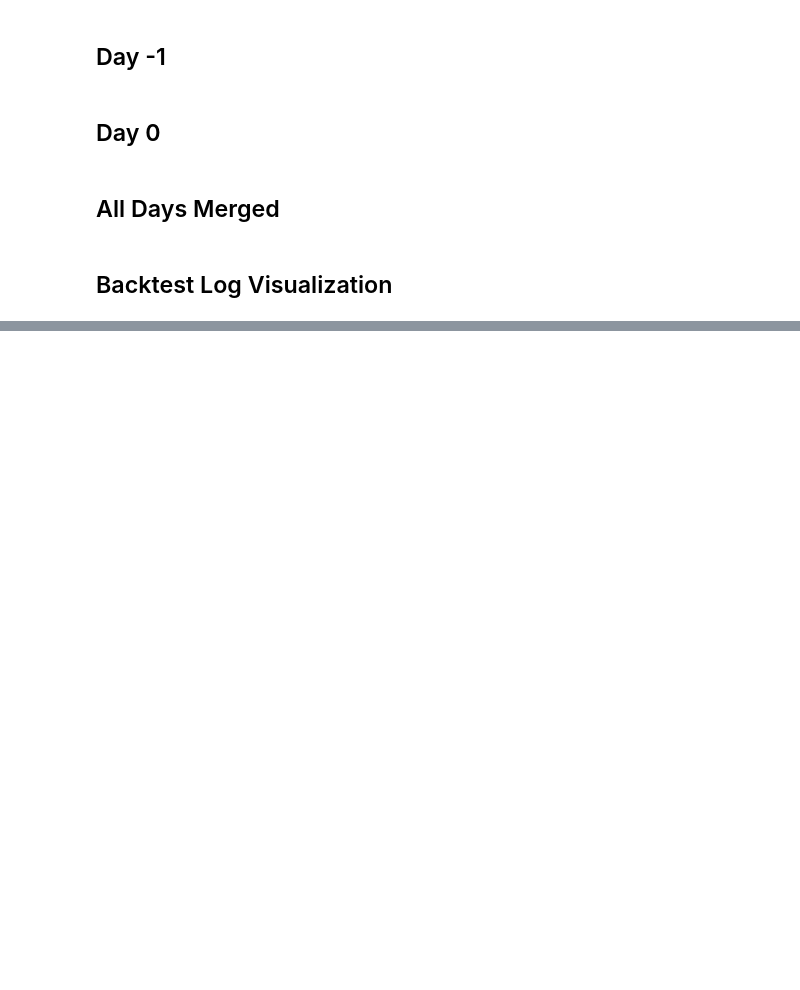
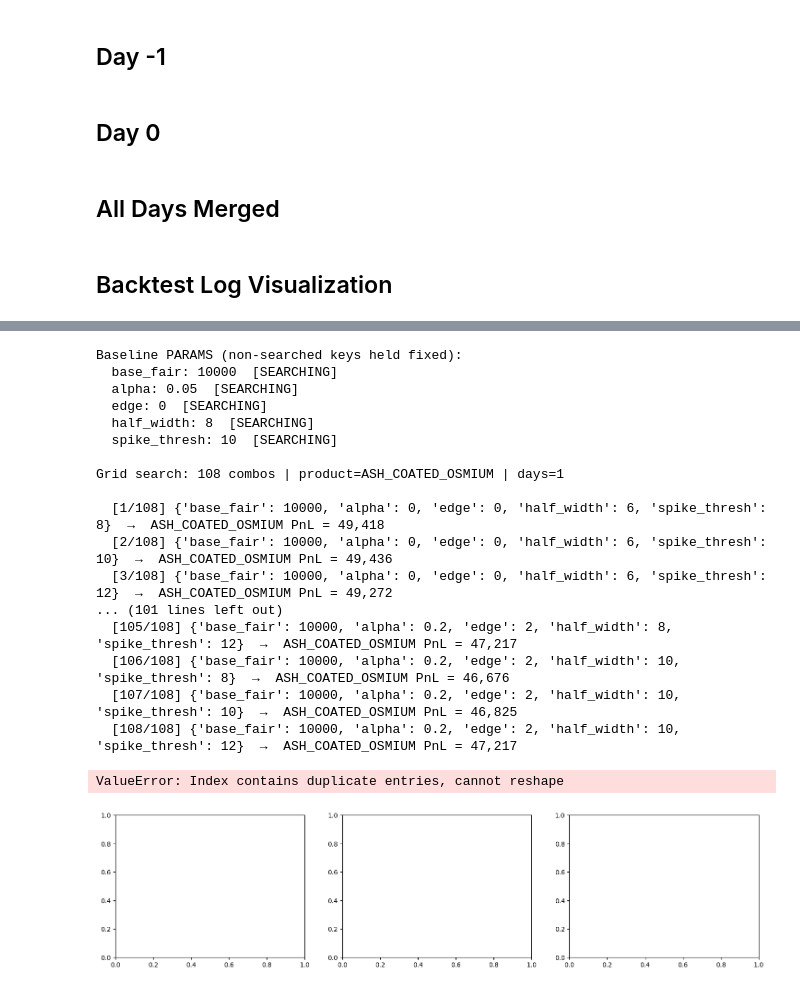
Before and after one commit to SuperPsych/IMCProsperity, a Jupyter notebook: DataExploration/round1.ipynb, the cells around one changed output, grey strips where cells are left out. Saved outputs shown, nothing was run; the diff lists cells and outputs as text; code cells hidden in the pictures; blank space fills up the shorter version.

```diff
--- a/DataExploration/round1.ipynb
+++ b/DataExploration/round1.ipynb
@@ -193,0 +345,36 @@ viz.visualize(renderer="browser")
+# %%
+from grid_search import grid_search
+
+results = grid_search(
+    trader_file="../TradingAlgorithms/pepper_holder_v3.py",
+    days=1,
+    product="ASH_COATED_OSMIUM",
+    param_grid={
+        "base_fair": [10000],
+        "alpha": [0, 0.05, 0.1, 0.2],
+        "edge": [0, 1, 2],
+        "half_width": [6, 8, 10],
+        "spike_thresh": [8, 10, 12],
+    },
+    top_n=10,
+)
+# %% [output]
+Baseline PARAMS (non-searched keys held fixed):
+  base_fair: 10000  [SEARCHING]
+  alpha: 0.05  [SEARCHING]
+  edge: 0  [SEARCHING]
+  half_width: 8  [SEARCHING]
+  spike_thresh: 10  [SEARCHING]
+
+Grid search: 108 combos | product=ASH_COATED_OSMIUM | days=1
+
+  [1/108] {'base_fair': 10000, 'alpha': 0, 'edge': 0, 'half_width': 6, 'spike_thresh': 8}  →  ASH_COATED_OSMIUM PnL = 49,418
+  [2/108] {'base_fair': 10000, 'alpha': 0, 'edge': 0, 'half_width': 6, 'spike_thresh': 10}  →  ASH_COATED_OSMIUM PnL = 49,436
+  [3/108] {'base_fair': 10000, 'alpha': 0, 'edge': 0, 'half_width': 6, 'spike_thresh': 12}  →  ASH_COATED_OSMIUM PnL = 49,272
+... (101 lines left out)
+  [105/108] {'base_fair': 10000, 'alpha': 0.2, 'edge': 2, 'half_width': 8, 'spike_thresh': 12}  →  ASH_COATED_OSMIUM PnL = 47,217
+  [106/108] {'base_fair': 10000, 'alpha': 0.2, 'edge': 2, 'half_width': 10, 'spike_thresh': 8}  →  ASH_COATED_OSMIUM PnL = 46,676
+  [107/108] {'base_fair': 10000, 'alpha': 0.2, 'edge': 2, 'half_width': 10, 'spike_thresh': 10}  →  ASH_COATED_OSMIUM PnL = 46,825
+  [108/108] {'base_fair': 10000, 'alpha': 0.2, 'edge': 2, 'half_width': 10, 'spike_thresh': 12}  →  ASH_COATED_OSMIUM PnL = 47,217
+ValueError: Index contains duplicate entries, cannot reshape
+[figure, added]
```
Also changed, not shown: parts of 14 cells of this notebook, 4 other files.
